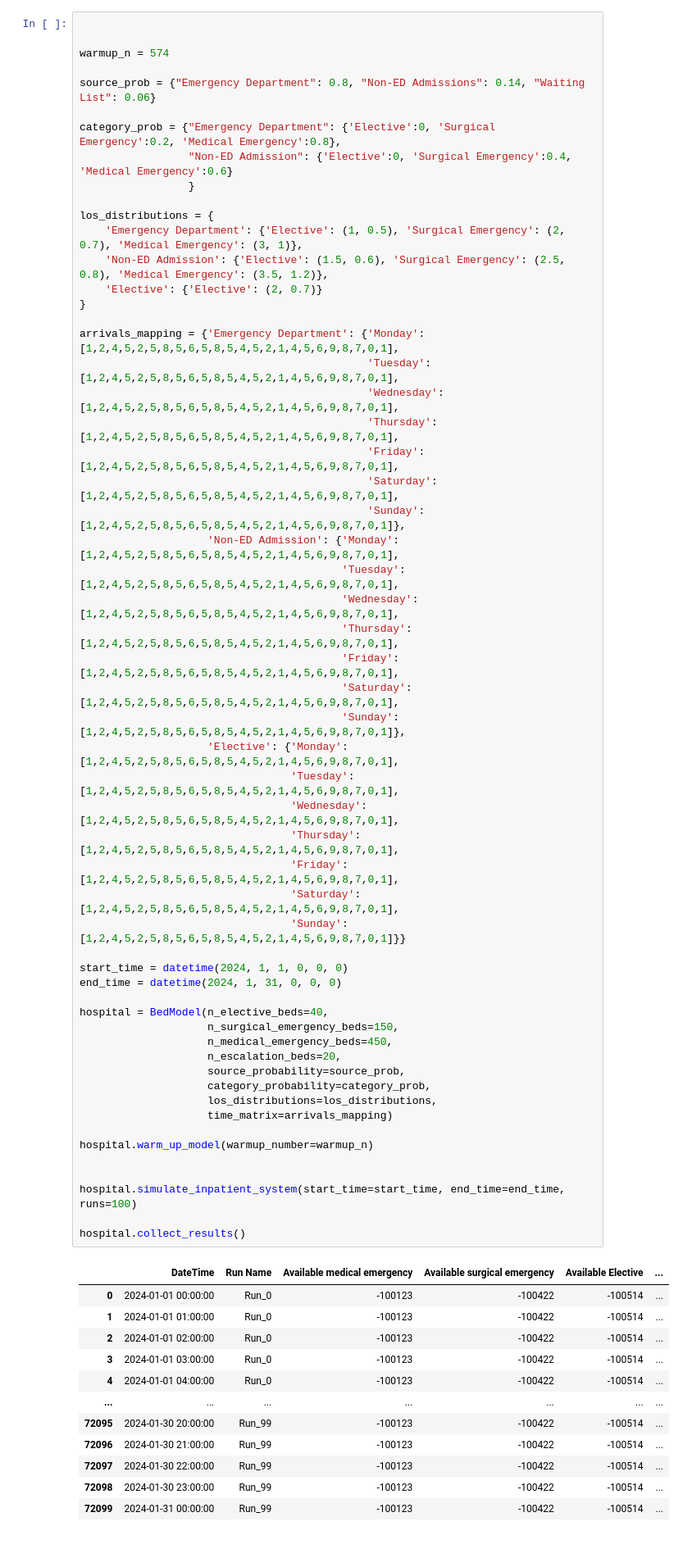
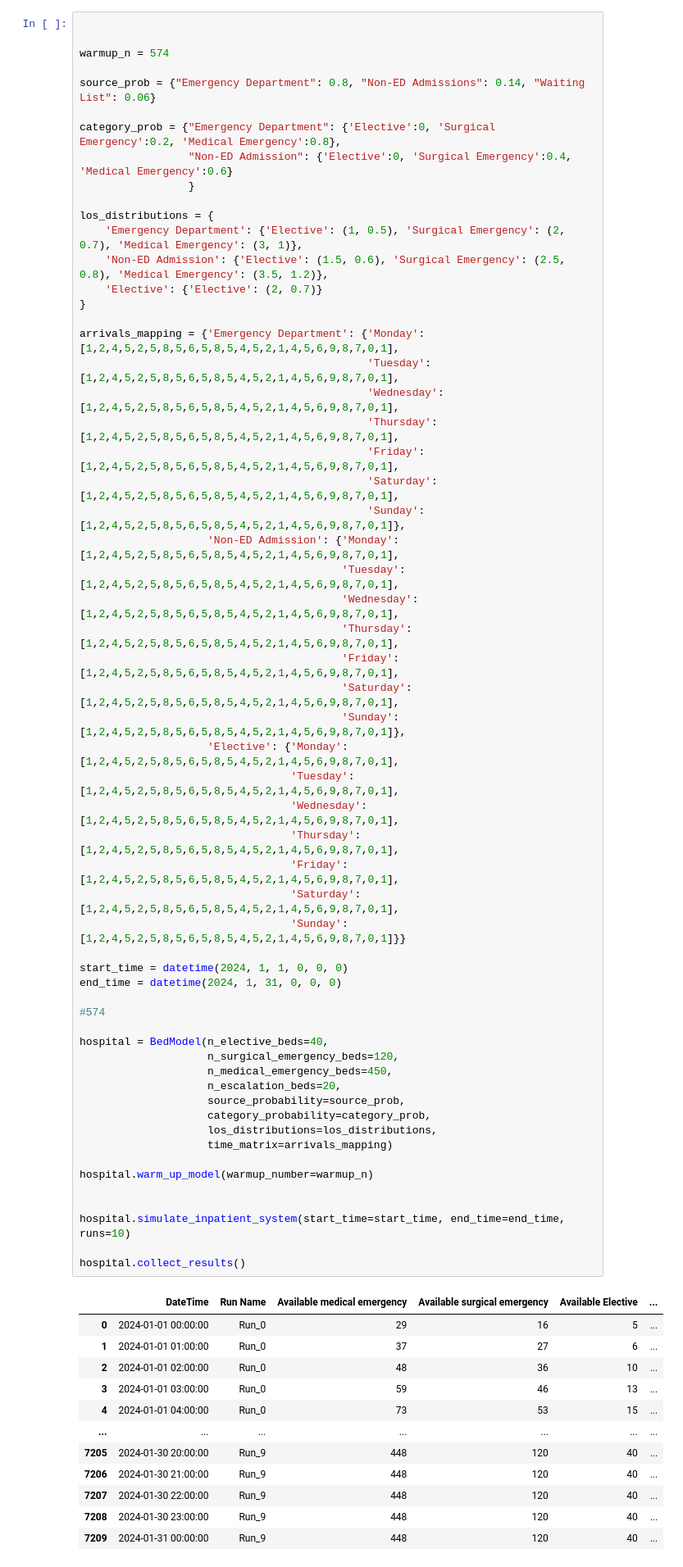
Before and after one commit to SomersetNHSFoundationTrust/BedModel, a Jupyter notebook: Bed Model.ipynb, the cells around one changed output. Shown: that part at 82% size. Cells and saved outputs as stored; diff of their text form.

```diff
--- a/Bed Model.ipynb
+++ b/Bed Model.ipynb
@@ -590,43 +650,45 @@ arrivals_mapping = {'Emergency Department': {'Monday': [1,2,4,5,2,5,8,5,6,5,8,5,
                                          'Thursday': [1,2,4,5,2,5,8,5,6,5,8,5,4,5,2,1,4,5,6,9,8,7,0,1],
                                          'Friday': [1,2,4,5,2,5,8,5,6,5,8,5,4,5,2,1,4,5,6,9,8,7,0,1],
                                          'Saturday': [1,2,4,5,2,5,8,5,6,5,8,5,4,5,2,1,4,5,6,9,8,7,0,1],
                                          'Sunday': [1,2,4,5,2,5,8,5,6,5,8,5,4,5,2,1,4,5,6,9,8,7,0,1]},
                     'Elective': {'Monday': [1,2,4,5,2,5,8,5,6,5,8,5,4,5,2,1,4,5,6,9,8,7,0,1],
                                  'Tuesday': [1,2,4,5,2,5,8,5,6,5,8,5,4,5,2,1,4,5,6,9,8,7,0,1],
                                  'Wednesday': [1,2,4,5,2,5,8,5,6,5,8,5,4,5,2,1,4,5,6,9,8,7,0,1],
                                  'Thursday': [1,2,4,5,2,5,8,5,6,5,8,5,4,5,2,1,4,5,6,9,8,7,0,1],
                                  'Friday': [1,2,4,5,2,5,8,5,6,5,8,5,4,5,2,1,4,5,6,9,8,7,0,1],
                                  'Saturday': [1,2,4,5,2,5,8,5,6,5,8,5,4,5,2,1,4,5,6,9,8,7,0,1],
                                  'Sunday': [1,2,4,5,2,5,8,5,6,5,8,5,4,5,2,1,4,5,6,9,8,7,0,1]}}
 
 start_time = datetime(2024, 1, 1, 0, 0, 0)
 end_time = datetime(2024, 1, 31, 0, 0, 0)
 
+#574
+
 hospital = BedModel(n_elective_beds=40,
-                    n_surgical_emergency_beds=150,
+                    n_surgical_emergency_beds=120,
                     n_medical_emergency_beds=450,
                     n_escalation_beds=20,
                     source_probability=source_prob,
                     category_probability=category_prob,
                     los_distributions=los_distributions,
                     time_matrix=arrivals_mapping)
 
 hospital.warm_up_model(warmup_number=warmup_n)
 
 
-hospital.simulate_inpatient_system(start_time=start_time, end_time=end_time, runs=100)
+hospital.simulate_inpatient_system(start_time=start_time, end_time=end_time, runs=10)
 
 hospital.collect_results()
 # %% [output]
 |  | DateTime | Run Name | Available medical emergency | Available surgical emergency | Available Elective | ... |
-| 0 | 2024-01-01 00:00:00 | Run_0 | -100123 | -100422 | -100514 | ... |
-| 1 | 2024-01-01 01:00:00 | Run_0 | -100123 | -100422 | -100514 | ... |
-| 2 | 2024-01-01 02:00:00 | Run_0 | -100123 | -100422 | -100514 | ... |
-| 3 | 2024-01-01 03:00:00 | Run_0 | -100123 | -100422 | -100514 | ... |
-| 4 | 2024-01-01 04:00:00 | Run_0 | -100123 | -100422 | -100514 | ... |
+| 0 | 2024-01-01 00:00:00 | Run_0 | 29 | 16 | 5 | ... |
+| 1 | 2024-01-01 01:00:00 | Run_0 | 37 | 27 | 6 | ... |
+| 2 | 2024-01-01 02:00:00 | Run_0 | 48 | 36 | 10 | ... |
+| 3 | 2024-01-01 03:00:00 | Run_0 | 59 | 46 | 13 | ... |
+| 4 | 2024-01-01 04:00:00 | Run_0 | 73 | 53 | 15 | ... |
 | ... | ... | ... | ... | ... | ... | ... |
-| 72095 | 2024-01-30 20:00:00 | Run_99 | -100123 | -100422 | -100514 | ... |
-| 72096 | 2024-01-30 21:00:00 | Run_99 | -100123 | -100422 | -100514 | ... |
-| 72097 | 2024-01-30 22:00:00 | Run_99 | -100123 | -100422 | -100514 | ... |
-| 72098 | 2024-01-30 23:00:00 | Run_99 | -100123 | -100422 | -100514 | ... |
-| 72099 | 2024-01-31 00:00:00 | Run_99 | -100123 | -100422 | -100514 | ... |
+| 7205 | 2024-01-30 20:00:00 | Run_9 | 448 | 120 | 40 | ... |
+| 7206 | 2024-01-30 21:00:00 | Run_9 | 448 | 120 | 40 | ... |
+| 7207 | 2024-01-30 22:00:00 | Run_9 | 448 | 120 | 40 | ... |
+| 7208 | 2024-01-30 23:00:00 | Run_9 | 448 | 120 | 40 | ... |
+| 7209 | 2024-01-31 00:00:00 | Run_9 | 448 | 120 | 40 | ... |
```
Also changed, not shown: parts of 5 cells of this notebook, 1 other file.
